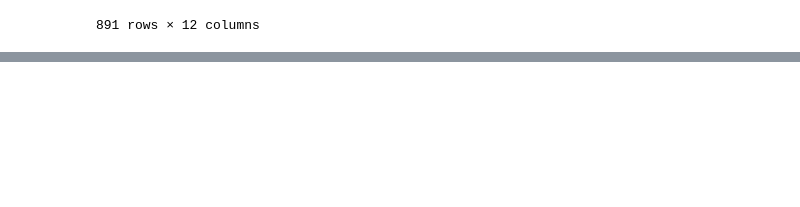
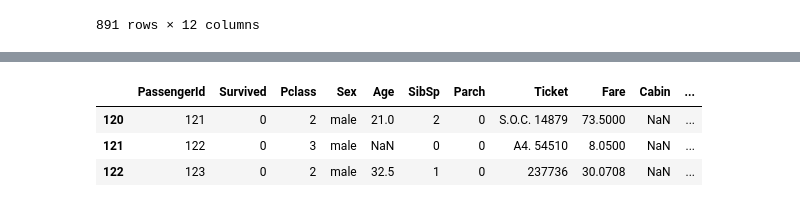
Before and after one commit to KasthuriK-07/Pandas, a Jupyter notebook: Pandas_New.ipynb, the cells around one changed output, grey strips where cells are left out. Drawn from its saved outputs; the diff is of its cells as text; code cells hidden in the pictures; blank space fills up the shorter version.

```diff
--- a/Pandas_New.ipynb
+++ b/Pandas_New.ipynb
@@ -598,0 +695,2 @@ df[0:3]
+# %%
+df.drop("Name",axis=1,inplace=True)
@@ -598,0 +724,7 @@ df[0:3]
+# %%
+df.iloc[120:123]
+# %% [output]
+|  | PassengerId | Survived | Pclass | Sex | Age | SibSp | Parch | Ticket | Fare | Cabin | ... |
+| 120 | 121 | 0 | 2 | male | 21.0 | 2 | 0 | S.O.C. 14879 | 73.5000 | NaN | ... |
+| 121 | 122 | 0 | 3 | male | NaN | 0 | 0 | A4. 54510 | 8.0500 | NaN | ... |
+| 122 | 123 | 0 | 2 | male | 32.5 | 1 | 0 | 237736 | 30.0708 | NaN | ... |
```
Also changed, not shown: parts of 33 cells of this notebook.
